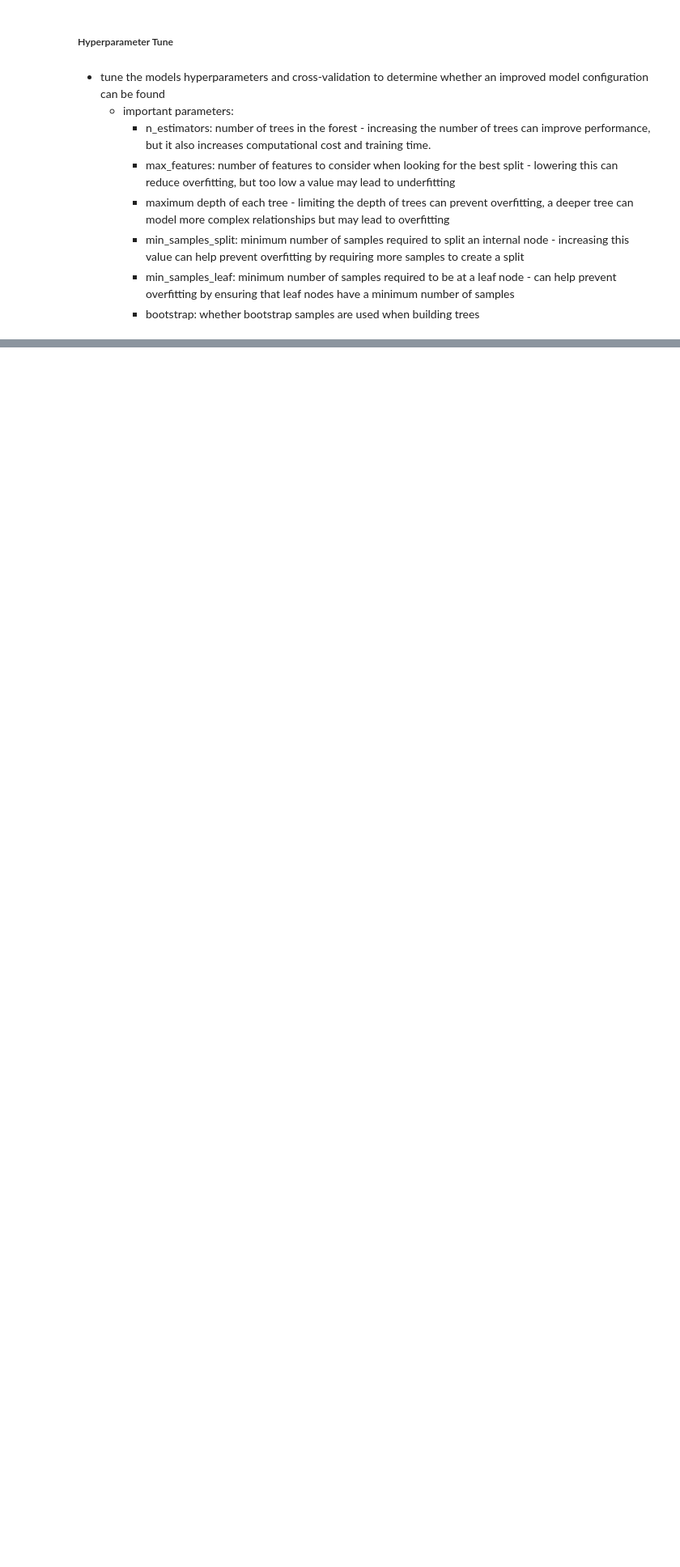
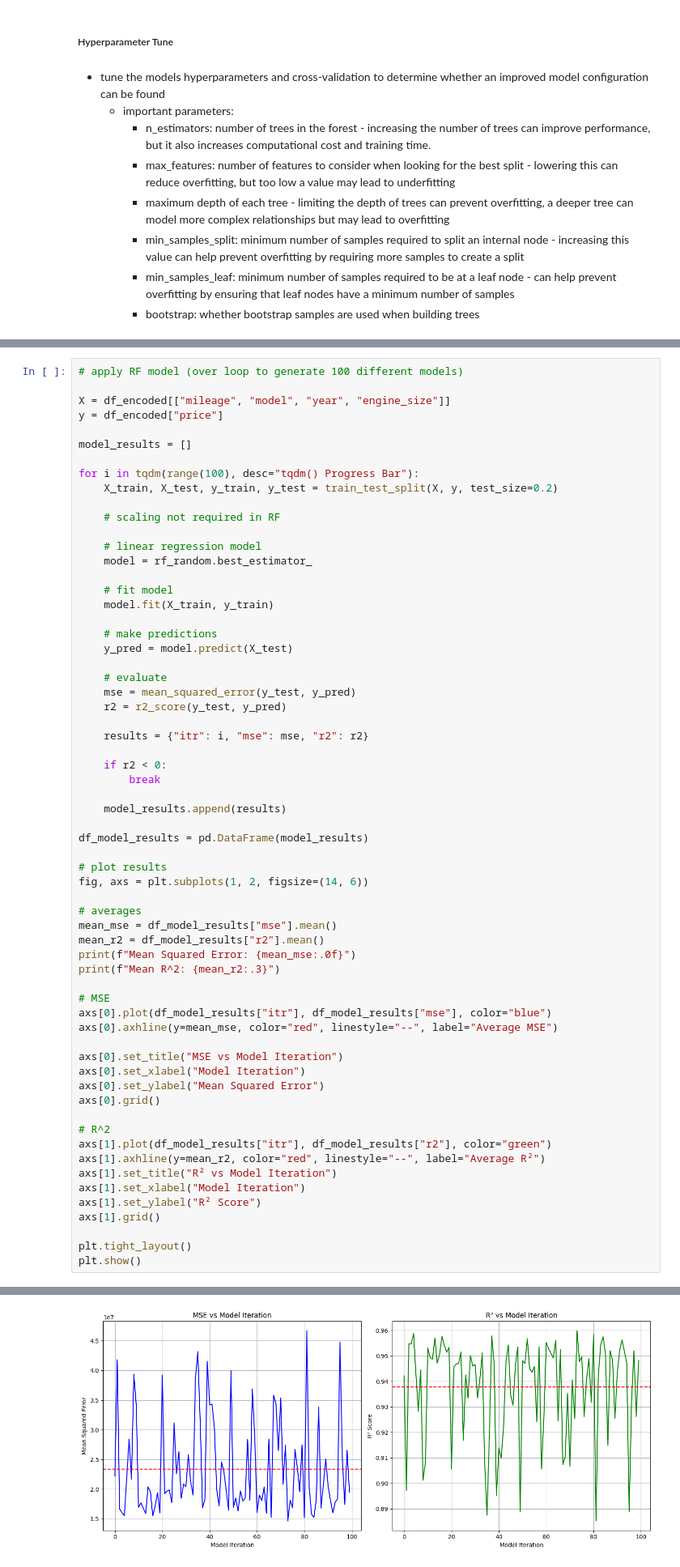
Before and after one commit to wesraynbirdtilbury/wrt_at, a Jupyter notebook: vehicle_price_prediction/vehicle_price_prediction/src/model/model.ipynb, the cells around one changed output, grey strips where cells are left out. Shown at 81% size. Saved outputs shown, nothing was run; the diff lists cells and outputs as text; blank space fills up the shorter version.

```diff
--- a/vehicle_price_prediction/vehicle_price_prediction/src/model/model.ipynb
+++ b/vehicle_price_prediction/vehicle_price_prediction/src/model/model.ipynb
@@ -977 +1095,65 @@ rf_random.best_params_
  'bootstrap': True}
+# %%
+# apply RF model (over loop to generate 100 different models)
+
+X = df_encoded[["mileage", "model", "year", "engine_size"]]
+y = df_encoded["price"]
+
+model_results = []
+
+for i in tqdm(range(100), desc="tqdm() Progress Bar"):
+    X_train, X_test, y_train, y_test = train_test_split(X, y, test_size=0.2)
+
+    # scaling not required in RF
+
+    # linear regression model
+    model = rf_random.best_estimator_
+
+    # fit model
+    model.fit(X_train, y_train)
+
+    # make predictions
+    y_pred = model.predict(X_test)
+
+    # evaluate
+    mse = mean_squared_error(y_test, y_pred)
+    r2 = r2_score(y_test, y_pred)
+
+    results = {"itr": i, "mse": mse, "r2": r2}
+
+    if r2 < 0:
+        break
+
+    model_results.append(results)
+
+df_model_results = pd.DataFrame(model_results)
+
+# plot results
+fig, axs = plt.subplots(1, 2, figsize=(14, 6))
+
+# averages
+mean_mse = df_model_results["mse"].mean()
+mean_r2 = df_model_results["r2"].mean()
+print(f"Mean Squared Error: {mean_mse:.0f}")
+print(f"Mean R^2: {mean_r2:.3}")
+
+# MSE
+axs[0].plot(df_model_results["itr"], df_model_results["mse"], color="blue")
+axs[0].axhline(y=mean_mse, color="red", linestyle="--", label="Average MSE")
+
+axs[0].set_title("MSE vs Model Iteration")
+axs[0].set_xlabel("Model Iteration")
+axs[0].set_ylabel("Mean Squared Error")
+axs[0].grid()
+
+# R^2
+axs[1].plot(df_model_results["itr"], df_model_results["r2"], color="green")
+axs[1].axhline(y=mean_r2, color="red", linestyle="--", label="Average R²")
+axs[1].set_title("R² vs Model Iteration")
+axs[1].set_xlabel("Model Iteration")
+axs[1].set_ylabel("R² Score")
+axs[1].grid()
+
+plt.tight_layout()
+plt.show()
+# %% [output]
@@ -977,0 +1162 @@ rf_random.best_params_
+[figure, added]
```
Also changed, not shown: parts of 40 cells of this notebook, 2 other files.
